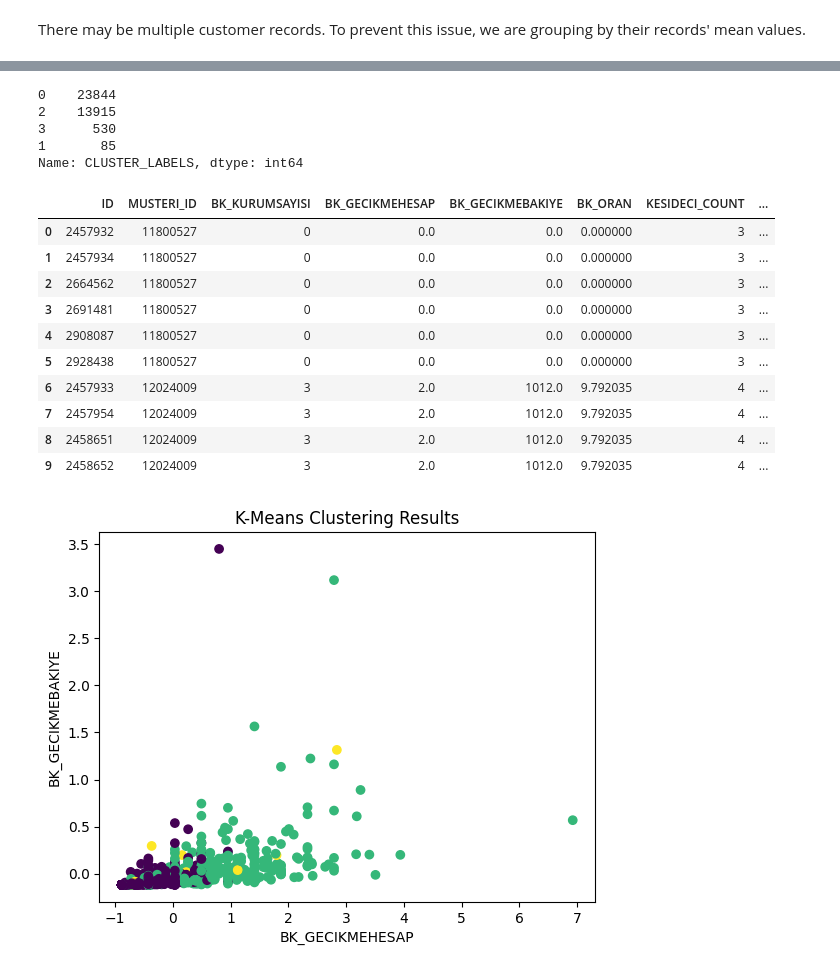
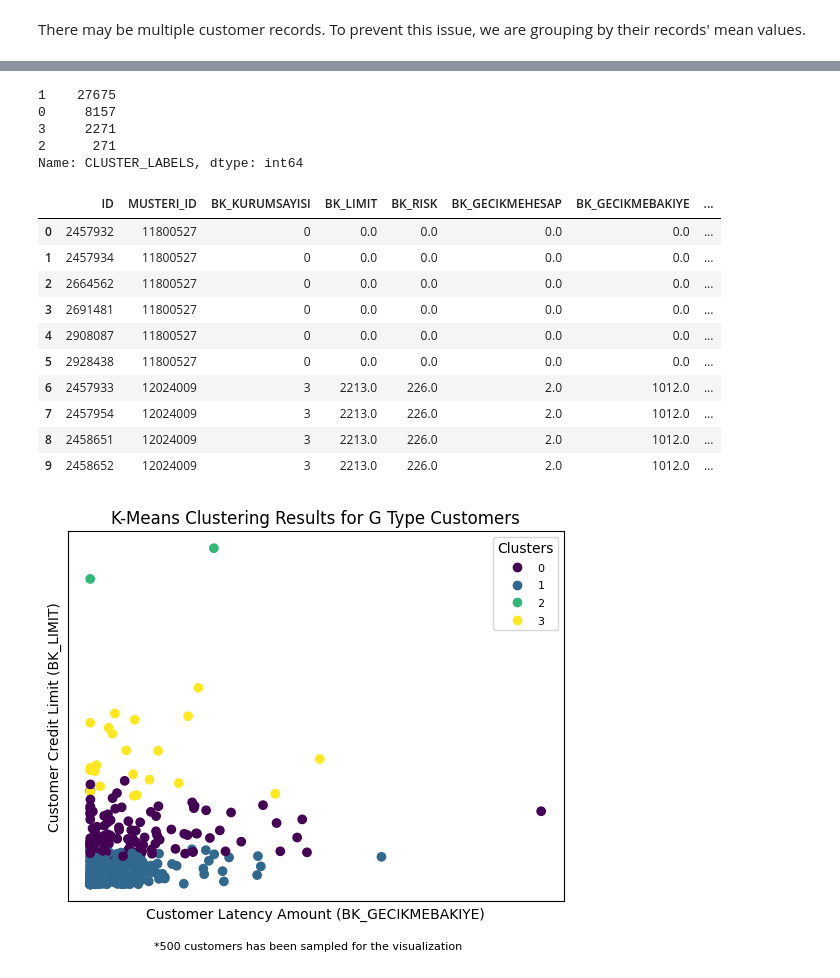
Before and after one commit to EmirhanServeren/factoring-customer-segmentation, a Jupyter notebook: segmentation.ipynb, the cells around one changed output, grey strips where cells are left out. Drawn from its saved outputs; the diff is of its cells as text; code cells hidden in the pictures.

Commit message:
committed changes on cluster vizzes

```diff
--- a/segmentation.ipynb
+++ b/segmentation.ipynb
@@ -39,7 +39,7 @@ Queries are sent with respect to the decisions given on analytics phase. G and T
 # %%
 gk_query= """SELECT ID, MUSTERI_ID, SIRKET_TURU,
             CEK_NO, CEK_TUTAR, KULLANDIRIM, SUBE, KESIDECI_ID, ISLEM_TARIHI,
-            BK_KURUMSAYISI, BK_LIMIT, BK_RISK, BK_GECIKMEHESAP, BK_GECIKMEBAKIYE
+            BK_KURUMSAYISI, BK_LIMIT, BK_RISK, BK_GECIKMEHESAP, BK_GECIKMEBAKIYE, MUSTERI_RISK_SEVIYESI
             FROM dataset
             WHERE SIRKET_TURU='G' """
 g_company_type_df = pd.read_sql(gk_query, cnxn)
@@ -1012,10 +1006,10 @@ g_company_type['CLUSTER_LABELS'] = g_kmeans.labels_      # assign cluster labels
 # %%
 g_company_type['CLUSTER_LABELS'].value_counts()
 # %% [output]
-0    23844
-2    13915
-3      530
-1       85
+1    27675
+0     8157
+3     2271
+2      271
 Name: CLUSTER_LABELS, dtype: int64
 # %%
 # append cluster labels from g_company_type to the original DataFrame named g_company_type_df
@@ -1023,25 +1017,32 @@ Name: CLUSTER_LABELS, dtype: int64
 g_company_type_df = pd.merge(g_company_type_df, g_company_type[['CLUSTER_LABELS']], on='MUSTERI_ID')
 g_company_type_df.head(10)
 # %% [output]
-|  | ID | MUSTERI_ID | BK_KURUMSAYISI | BK_GECIKMEHESAP | BK_GECIKMEBAKIYE | BK_ORAN | KESIDECI_COUNT | ... |
-| 0 | 2457932 | 11800527 | 0 | 0.0 | 0.0 | 0.000000 | 3 | ... |
-| 1 | 2457934 | 11800527 | 0 | 0.0 | 0.0 | 0.000000 | 3 | ... |
-| 2 | 2664562 | 11800527 | 0 | 0.0 | 0.0 | 0.000000 | 3 | ... |
-| 3 | 2691481 | 11800527 | 0 | 0.0 | 0.0 | 0.000000 | 3 | ... |
-| 4 | 2908087 | 11800527 | 0 | 0.0 | 0.0 | 0.000000 | 3 | ... |
-| 5 | 2928438 | 11800527 | 0 | 0.0 | 0.0 | 0.000000 | 3 | ... |
-| 6 | 2457933 | 12024009 | 3 | 2.0 | 1012.0 | 9.792035 | 4 | ... |
-| 7 | 2457954 | 12024009 | 3 | 2.0 | 1012.0 | 9.792035 | 4 | ... |
-| 8 | 2458651 | 12024009 | 3 | 2.0 | 1012.0 | 9.792035 | 4 | ... |
-| 9 | 2458652 | 12024009 | 3 | 2.0 | 1012.0 | 9.792035 | 4 | ... |
+|  | ID | MUSTERI_ID | BK_KURUMSAYISI | BK_LIMIT | BK_RISK | BK_GECIKMEHESAP | BK_GECIKMEBAKIYE | ... |
+| 0 | 2457932 | 11800527 | 0 | 0.0 | 0.0 | 0.0 | 0.0 | ... |
+| 1 | 2457934 | 11800527 | 0 | 0.0 | 0.0 | 0.0 | 0.0 | ... |
+| 2 | 2664562 | 11800527 | 0 | 0.0 | 0.0 | 0.0 | 0.0 | ... |
+| 3 | 2691481 | 11800527 | 0 | 0.0 | 0.0 | 0.0 | 0.0 | ... |
+| 4 | 2908087 | 11800527 | 0 | 0.0 | 0.0 | 0.0 | 0.0 | ... |
+| 5 | 2928438 | 11800527 | 0 | 0.0 | 0.0 | 0.0 | 0.0 | ... |
+| 6 | 2457933 | 12024009 | 3 | 2213.0 | 226.0 | 2.0 | 1012.0 | ... |
+| 7 | 2457954 | 12024009 | 3 | 2213.0 | 226.0 | 2.0 | 1012.0 | ... |
+| 8 | 2458651 | 12024009 | 3 | 2213.0 | 226.0 | 2.0 | 1012.0 | ... |
+| 9 | 2458652 | 12024009 | 3 | 2213.0 | 226.0 | 2.0 | 1012.0 | ... |
 # %%
-g_company_type_sample = g_company_type.sample(1000)     # sample 1000 customers from the dataset
-scatter=plt.scatter(g_company_type_sample['BK_GECIKMEHESAP'], g_company_type_sample['BK_GECIKMEBAKIYE'],
+g_company_type_sample = g_company_type.sample(500)     # sample 1000 customers from the dataset
+scatter=plt.scatter(g_company_type_sample['BK_GECIKMEBAKIYE'], g_company_type_sample['BK_LIMIT'],
             c=g_company_type_sample['CLUSTER_LABELS'])
 
-plt.xlabel('BK_GECIKMEHESAP')
-plt.ylabel('BK_GECIKMEBAKIYE')
-plt.title('K-Means Clustering Results')
+plt.xlabel('Customer Latency Amount (BK_GECIKMEBAKIYE)')
+plt.ylabel('Customer Credit Limit (BK_LIMIT)')
+plt.title('K-Means Clustering Results for G Type Customers')
+plt.xticks([], [])    # remove x and y ticks
+plt.yticks([], [])
+# footnote below the plot
+plt.figtext(0.5, 0.01, "*500 customers has been sampled for the visualization",
+        ha="center", fontsize=8)
+# add legend
+plt.legend(*scatter.legend_elements(), loc="upper right", title="Clusters",fontsize=8)
 plt.show()
 # %% [output]
-[figure, old version]
+[figure, new version]
```
Also changed, not shown: parts of 12 cells of this notebook, 1 other file.
